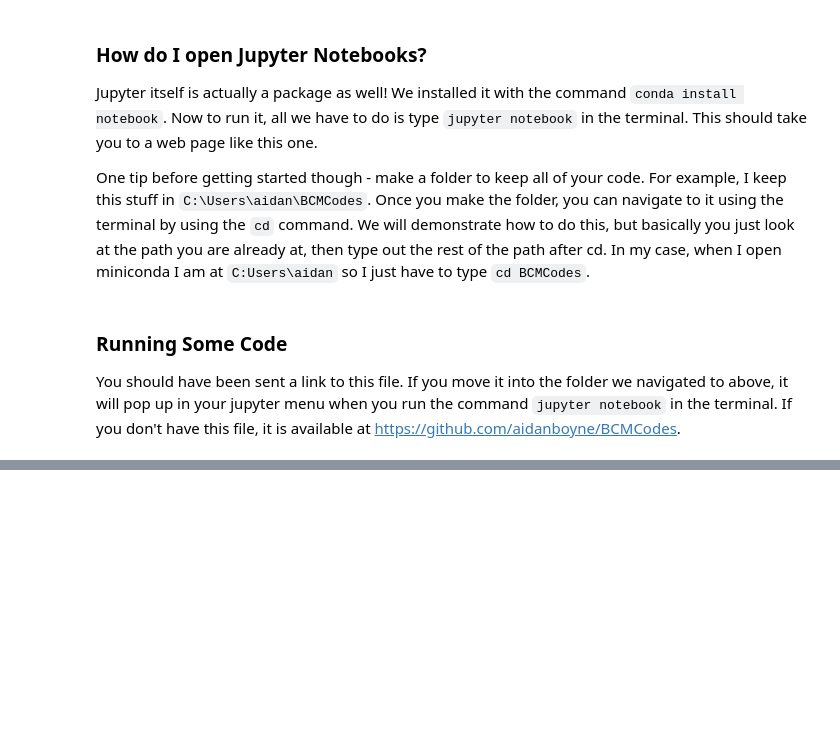
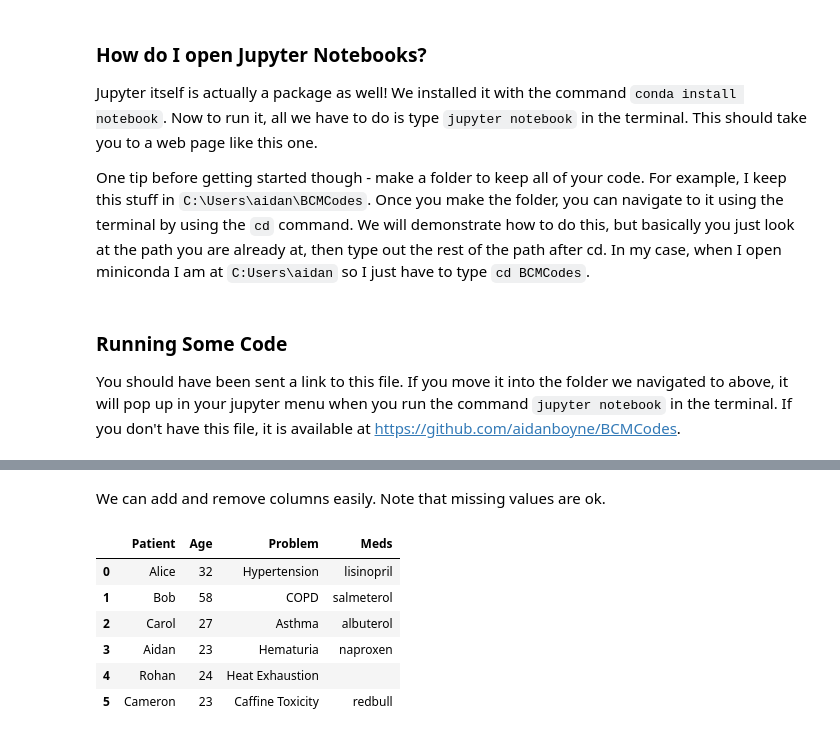
Before and after one commit to aidanboyne/BCMCodes, a Jupyter notebook: GettingStarted.ipynb, the cells around one changed output, grey strips where cells are left out. Cells and saved outputs as stored; diff of their text form; code cells hidden in the pictures; blank space fills up the shorter version.

```diff
--- a/GettingStarted.ipynb
+++ b/GettingStarted.ipynb
@@ -32,0 +206,14 @@ You should have been sent a link to this file. If you move it into the folder we
+# %% [markdown]
+We can add and remove columns easily. Note that missing values are ok.
+# %%
+df["Meds"] = ['lisinopril', 'salmeterol', 'albuterol', 'naproxen','', 'redbull']
+df.drop("BMI", axis=1, inplace=True)
+display(df)
+# %% [output]
+|  | Patient | Age | Problem | Meds |
+| 0 | Alice | 32 | Hypertension | lisinopril |
+| 1 | Bob | 58 | COPD | salmeterol |
+| 2 | Carol | 27 | Asthma | albuterol |
+| 3 | Aidan | 23 | Hematuria | naproxen |
+| 4 | Rohan | 24 | Heat Exhaustion |  |
+| 5 | Cameron | 23 | Caffine Toxicity | redbull |
```
Also changed, not shown: parts of 27 cells of this notebook, 1 other file.
